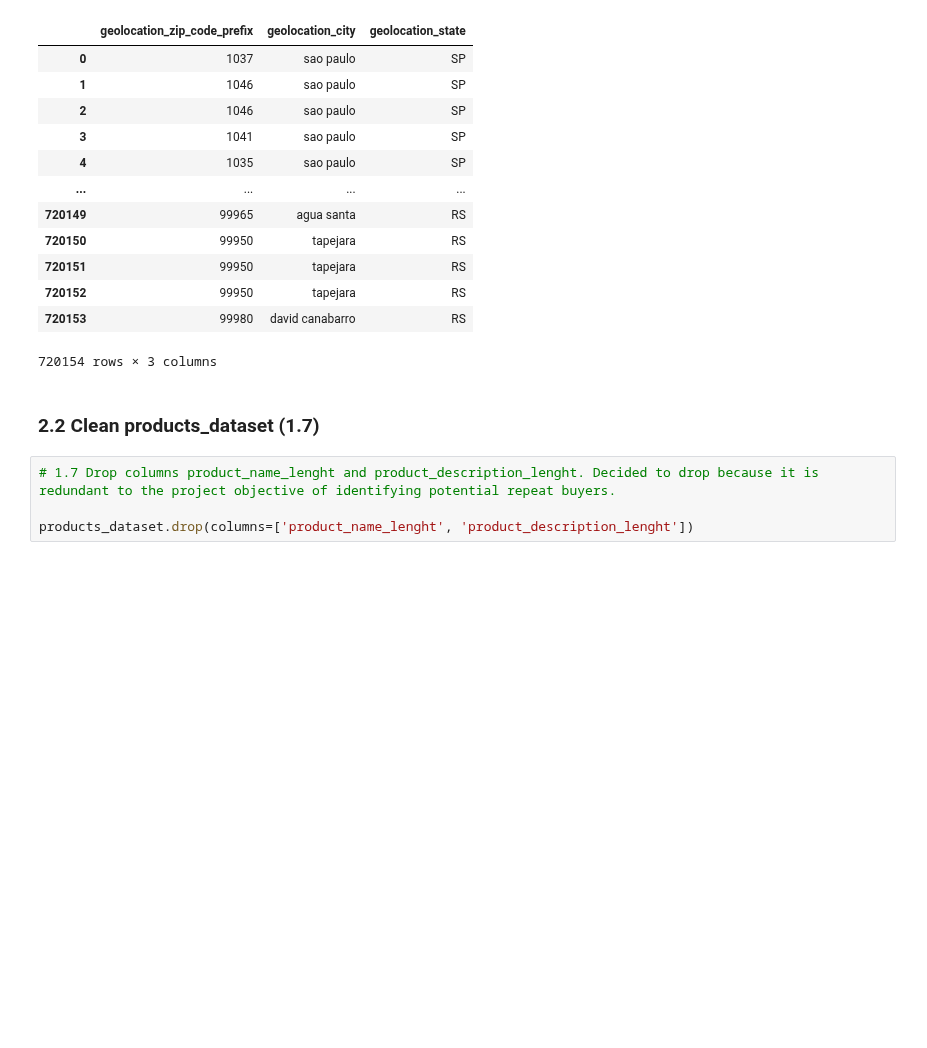
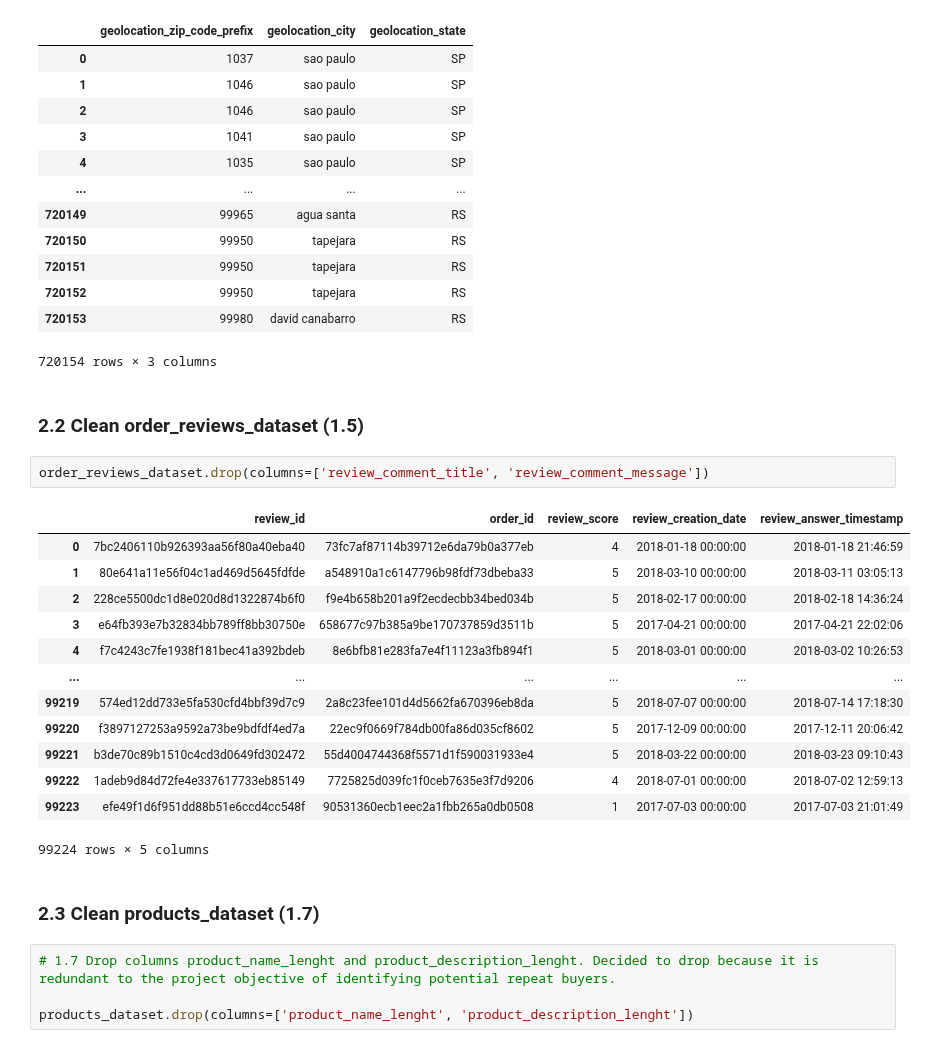
Before and after one commit to saikeerthan06/309-Project, a Jupyter notebook: xiu_wen.ipynb, the cells around one changed output. Cells and saved outputs as stored; diff of their text form; blank space fills up the shorter version.

```diff
--- a/xiu_wen.ipynb
+++ b/xiu_wen.ipynb
@@ -603,8 +671,26 @@ geolocation_dataset.drop(columns=['geolocation_lat', 'geolocation_lng'])
 | 720152 | 99950 | tapejara | RS |
 | 720153 | 99980 | david canabarro | RS |
 720154 rows × 3 columns
+# %% [markdown]
+### 2.2 Clean order_reviews_dataset (1.5)
+# %%
+order_reviews_dataset.drop(columns=['review_comment_title', 'review_comment_message'])
+# %% [output]
+|  | review_id | order_id | review_score | review_creation_date | review_answer_timestamp |
+| 0 | 7bc2406110b926393aa56f80a40eba40 | 73fc7af87114b39712e6da79b0a377eb | 4 | 2018-01-18 00:00:00 | 2018-01-18 21:46:59 |
+| 1 | 80e641a11e56f04c1ad469d5645fdfde | a548910a1c6147796b98fdf73dbeba33 | 5 | 2018-03-10 00:00:00 | 2018-03-11 03:05:13 |
+| 2 | 228ce5500dc1d8e020d8d1322874b6f0 | f9e4b658b201a9f2ecdecbb34bed034b | 5 | 2018-02-17 00:00:00 | 2018-02-18 14:36:24 |
+| 3 | e64fb393e7b32834bb789ff8bb30750e | 658677c97b385a9be170737859d3511b | 5 | 2017-04-21 00:00:00 | 2017-04-21 22:02:06 |
+| 4 | f7c4243c7fe1938f181bec41a392bdeb | 8e6bfb81e283fa7e4f11123a3fb894f1 | 5 | 2018-03-01 00:00:00 | 2018-03-02 10:26:53 |
+| ... | ... | ... | ... | ... | ... |
+| 99219 | 574ed12dd733e5fa530cfd4bbf39d7c9 | 2a8c23fee101d4d5662fa670396eb8da | 5 | 2018-07-07 00:00:00 | 2018-07-14 17:18:30 |
+| 99220 | f3897127253a9592a73be9bdfdf4ed7a | 22ec9f0669f784db00fa86d035cf8602 | 5 | 2017-12-09 00:00:00 | 2017-12-11 20:06:42 |
+| 99221 | b3de70c89b1510c4cd3d0649fd302472 | 55d4004744368f5571d1f590031933e4 | 5 | 2018-03-22 00:00:00 | 2018-03-23 09:10:43 |
+| 99222 | 1adeb9d84d72fe4e337617733eb85149 | 7725825d039fc1f0ceb7635e3f7d9206 | 4 | 2018-07-01 00:00:00 | 2018-07-02 12:59:13 |
+| 99223 | efe49f1d6f951dd88b51e6ccd4cc548f | 90531360ecb1eec2a1fbb265a0db0508 | 1 | 2017-07-03 00:00:00 | 2017-07-03 21:01:49 |
+99224 rows × 5 columns
 # %% [markdown]
-### 2.2 Clean products_dataset (1.7)
+### 2.3 Clean products_dataset (1.7)
 # %%
 # 1.7 Drop columns product_name_lenght and product_description_lenght. Decided to drop because it is redundant to the project objective of identifying potential repeat buyers.
 
```
Also changed, not shown: parts of 4 cells of this notebook.
